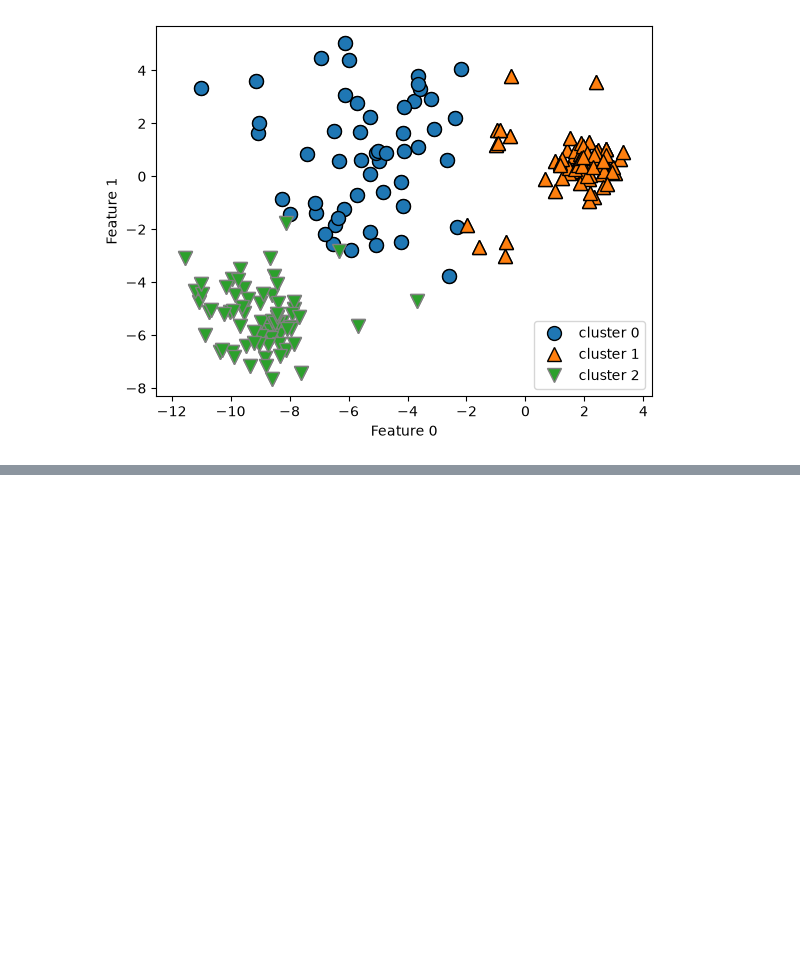
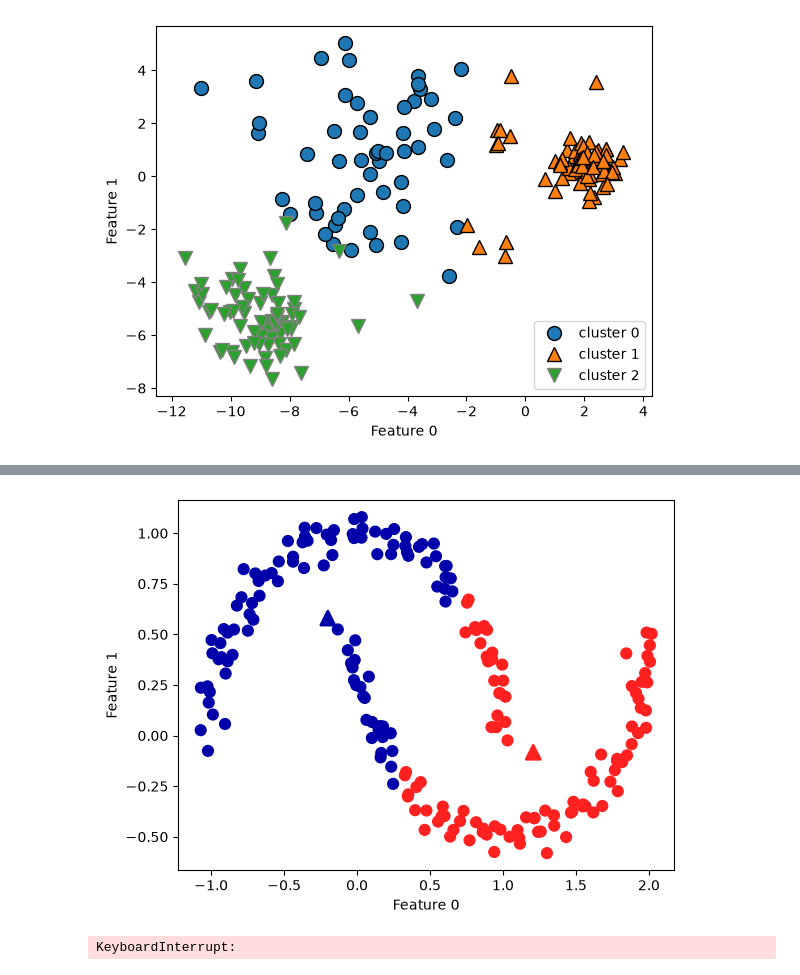
Before and after one commit to seita1004/python-machine-learning-study, a Jupyter notebook: 第3章/クラスタリング.ipynb, the cells around one changed output, grey strips where cells are left out. Cells and saved outputs as stored; diff of their text form; code cells hidden in the pictures; blank space fills up the shorter version.

```diff
--- a/第3章/クラスタリング.ipynb
+++ b/第3章/クラスタリング.ipynb
@@ -109,0 +110,50 @@ plt.show()
+# %%
+#k-means法はクラスタが複雑な形の場合もうまく機能しない
+from sklearn.datasets import make_moons
+x,y = make_moons(n_samples=200, noise=0.05, random_state=0)
+
+kmeans = KMeans(n_clusters=2)
+kmeans.fit(x)
+y_pred = kmeans.predict(x)
+
+
+plt.scatter(x[:, 0], x[:, 1], c=y_pred, s=60, cmap=mglearn.cm2)
+plt.scatter(kmeans.cluster_centers_[:, 0], kmeans.cluster_centers_[:, 1], marker='^', c=[0, 1], s=100, linewidth=2, cmap=mglearn.cm2)
+plt.xlabel("Feature 0")
+plt.ylabel("Feature 1")
+plt.show()
+# %% [output]
+[figure, added]
+# %%
+#PCA,NMFとk-means法を抽出された成分で比較してみよう
+
+from sklearn.decomposition import NMF
+from sklearn.decomposition import PCA
+from sklearn.datasets import fetch_lfw_people
+
+people = fetch_lfw_people(min_faces_per_person=20, resize=0.7)
+
+mask = np.zeros(people.target.shape, dtype=np.bool)
+for target in np.unique(people.target):
+    mask[np.where(people.target == target)[0][:50]] = 1
+
+X_people = people.data[mask]
+y_people = people.target[mask]
+
+X_people = X_people / 255.
+
+
+X_train, X_test, y_train, y_test = train_test_split(
+    X_people, y_people, stratify=y_people, random_state=0)
+nmf = NMF(n_components=100, random_state=0)
+nmf.fit(X_train)
+pca = PCA(n_components=100, random_state=0)
+pca.fit(X_train)
+kmeans = KMeans(n_clusters=100, random_state=0)
+kmeans.fit(X_train)
+
+X_reconstructed_pca = pca.inverse_transform(pca.transform(X_test))
+X_reconstructed_kmeans = kmeans.cluster_centers_[kmeans.predict(X_test)]
+X_reconstructed_nmf = np.dot(nmf.transform(X_test), nmf.components_)
+# %% [output]
+KeyboardInterrupt:
```
Also changed, not shown: parts of 16 cells of this notebook.
